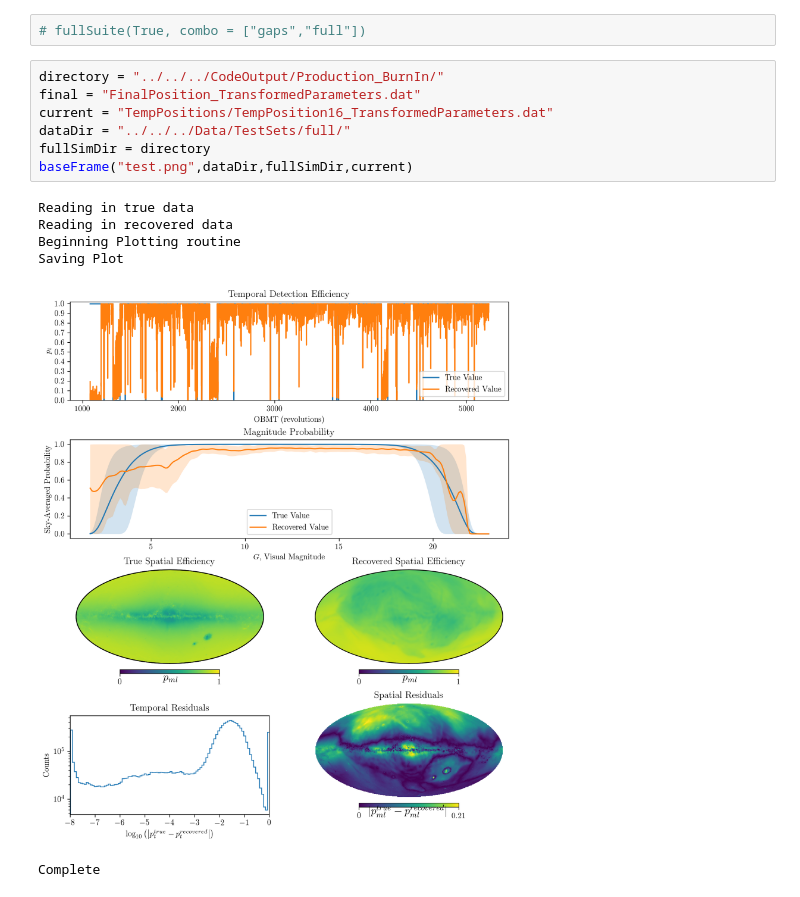
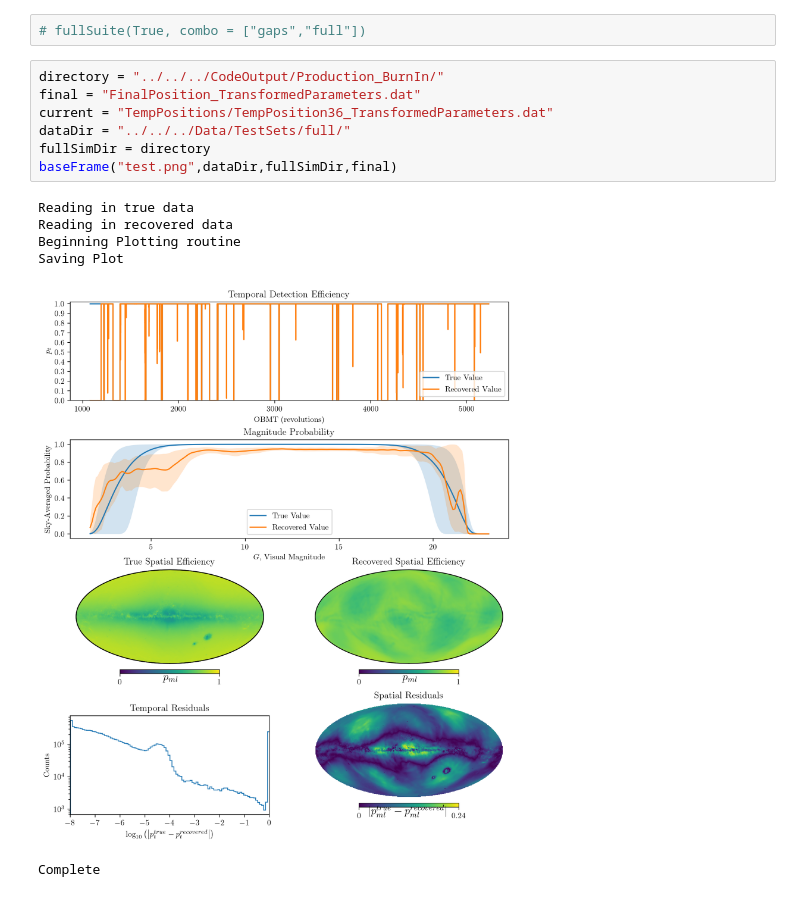
Before and after one commit to gaiaverse/Gaia-EDR3-selection-function, a Jupyter notebook: OutputAnalysis/JackPlotting/JuypterPlotter.ipynb, the cells around one changed output. Drawn from its saved outputs; the diff is of its cells as text.

```diff
--- a/OutputAnalysis/JackPlotting/JuypterPlotter.ipynb
+++ b/OutputAnalysis/JackPlotting/JuypterPlotter.ipynb
@@ -364,16 +364,16 @@ def fullSuite(usingCurrent = True,combo = ["flat","gaps","galaxy","full"]):
 # %%
 directory = "../../../CodeOutput/Production_BurnIn/"
 final = "FinalPosition_TransformedParameters.dat"
-current = "TempPositions/TempPosition16_TransformedParameters.dat"
+current = "TempPositions/TempPosition36_TransformedParameters.dat"
 dataDir = "../../../Data/TestSets/full/"
 fullSimDir = directory
-baseFrame("test.png",dataDir,fullSimDir,current)
+baseFrame("test.png",dataDir,fullSimDir,final)
 # %% [output]
 Reading in true data
 Reading in recovered data
 Beginning Plotting routine
 Saving Plot
-[figure, old version]
+[figure, new version]
 Complete
 # %%
  multiMagFrame("test_mag.png",dataDir,fullSimDir,current)
```
Also changed, not shown: parts of 1 cell of this notebook, 3 other files.
